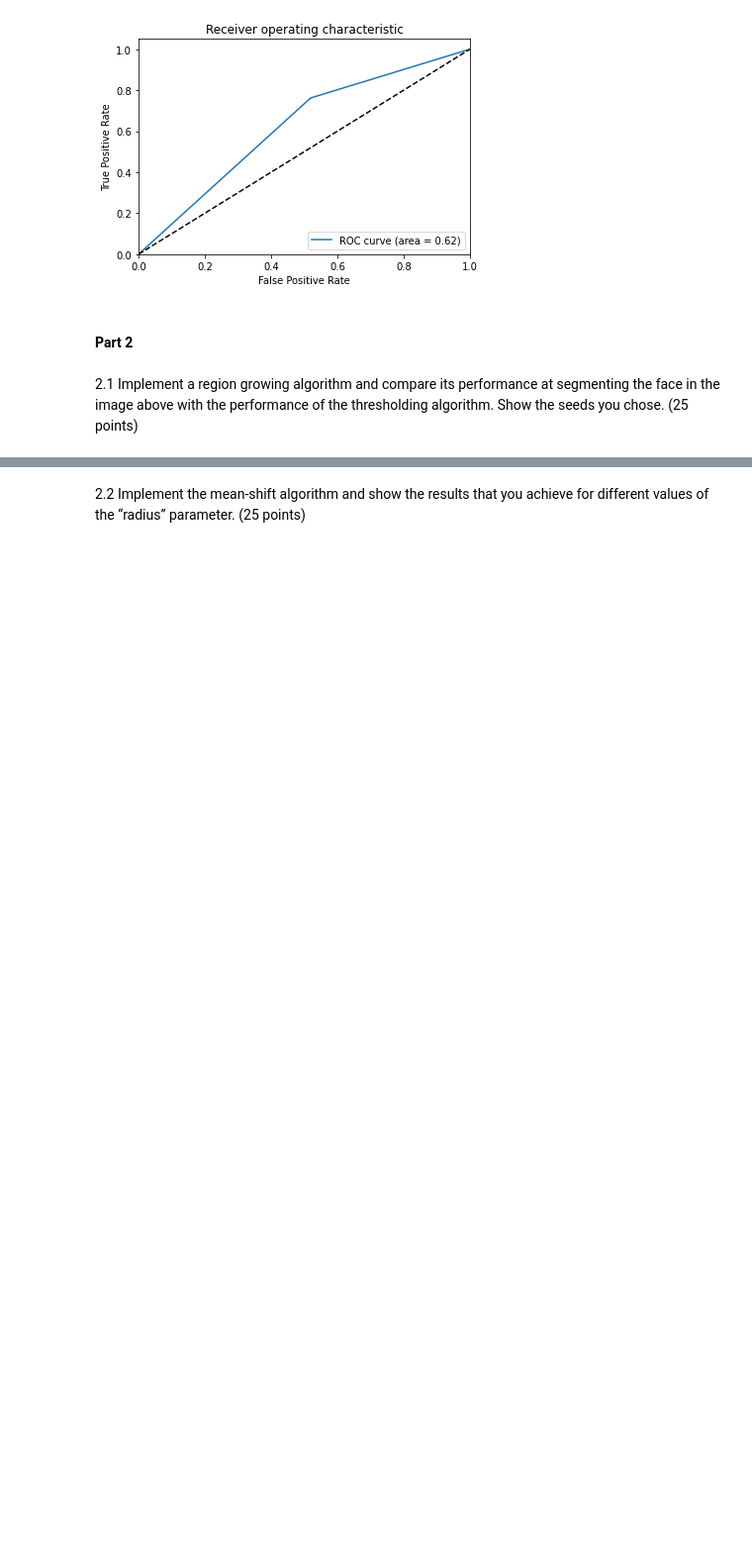
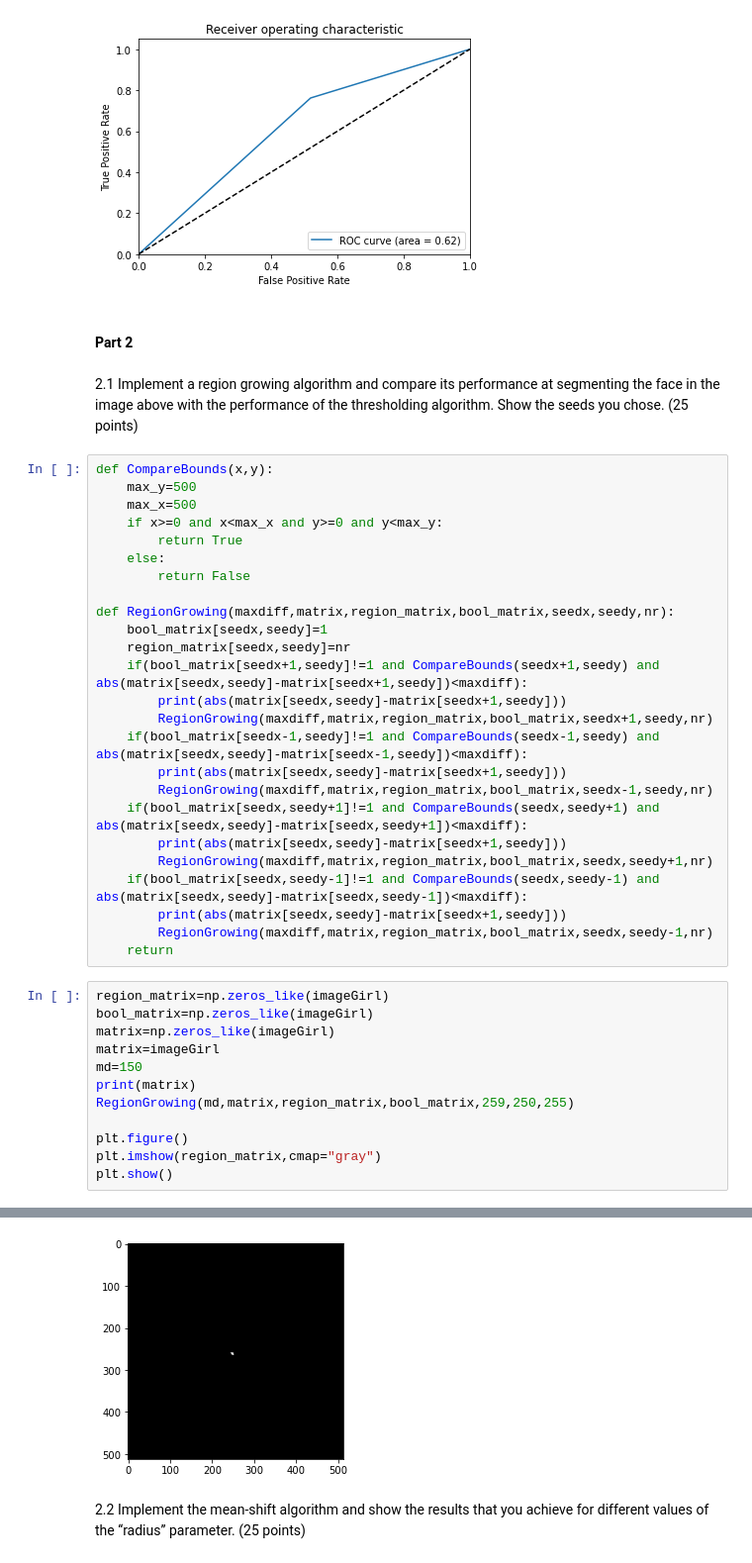
Before and after one commit to JHludwolf/AgentesInteligentes, a Jupyter notebook: Primer Parcial/Tareas/Tarea 1/Tarea1.ipynb, the cells around one changed output, grey strips where cells are left out. Shown at 99% size. Cells and saved outputs as stored; diff of their text form; blank space fills up the shorter version.

Commit message:
Region growig avance

```diff
--- a/Primer Parcial/Tareas/Tarea 1/Tarea1.ipynb
+++ b/Primer Parcial/Tareas/Tarea 1/Tarea1.ipynb
@@ -148,3 +148,41 @@ ax.legend(loc="lower right")
 2.1 Implement a region growing algorithm and compare its performance at segmenting the face in
 the image above with the performance of the thresholding algorithm. Show the seeds you chose.
 (25 points)
+# %%
+def CompareBounds(x,y):
+    max_y=500
+    max_x=500
+    if x>=0 and x<max_x and y>=0 and y<max_y:
+        return True
+    else:
+        return False
+
+def RegionGrowing(maxdiff,matrix,region_matrix,bool_matrix,seedx,seedy,nr):
+    bool_matrix[seedx,seedy]=1
+    region_matrix[seedx,seedy]=nr
+    if(bool_matrix[seedx+1,seedy]!=1 and CompareBounds(seedx+1,seedy) and abs(matrix[seedx,seedy]-matrix[seedx+1,seedy])<maxdiff):
+        print(abs(matrix[seedx,seedy]-matrix[seedx+1,seedy]))
+        RegionGrowing(maxdiff,matrix,region_matrix,bool_matrix,seedx+1,seedy,nr)
+    if(bool_matrix[seedx-1,seedy]!=1 and CompareBounds(seedx-1,seedy) and abs(matrix[seedx,seedy]-matrix[seedx-1,seedy])<maxdiff):
+        print(abs(matrix[seedx,seedy]-matrix[seedx+1,seedy]))
+        RegionGrowing(maxdiff,matrix,region_matrix,bool_matrix,seedx-1,seedy,nr)
+    if(bool_matrix[seedx,seedy+1]!=1 and CompareBounds(seedx,seedy+1) and abs(matrix[seedx,seedy]-matrix[seedx,seedy+1])<maxdiff):
+        print(abs(matrix[seedx,seedy]-matrix[seedx+1,seedy]))
+        RegionGrowing(maxdiff,matrix,region_matrix,bool_matrix,seedx,seedy+1,nr)
+    if(bool_matrix[seedx,seedy-1]!=1 and CompareBounds(seedx,seedy-1) and abs(matrix[seedx,seedy]-matrix[seedx,seedy-1])<maxdiff):
+        print(abs(matrix[seedx,seedy]-matrix[seedx+1,seedy]))
+        RegionGrowing(maxdiff,matrix,region_matrix,bool_matrix,seedx,seedy-1,nr)
+    return
+# %%
+region_matrix=np.zeros_like(imageGirl)
+bool_matrix=np.zeros_like(imageGirl)
+matrix=np.zeros_like(imageGirl)
+matrix=imageGirl
+md=150
+print(matrix)
+RegionGrowing(md,matrix,region_matrix,bool_matrix,259,250,255)
+
+plt.figure()
+plt.imshow(region_matrix,cmap="gray")
+plt.show()
+# %% [output]
@@ -151,3 +206,4 @@ the image above with the performance of the thresholding algorithm. Show the see
+[figure, added]
 # %% [markdown]
 2.2 Implement the mean-shift algorithm and show the results that you achieve for different values
 of the “radius” parameter. (25 points)
```
Also changed, not shown: parts of 2 cells of this notebook.
